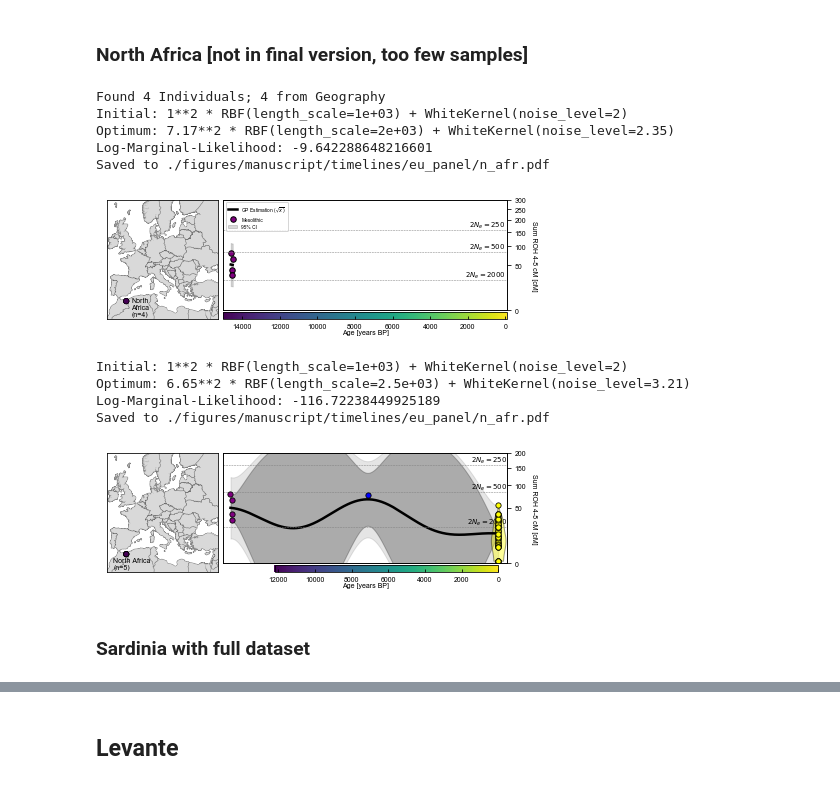
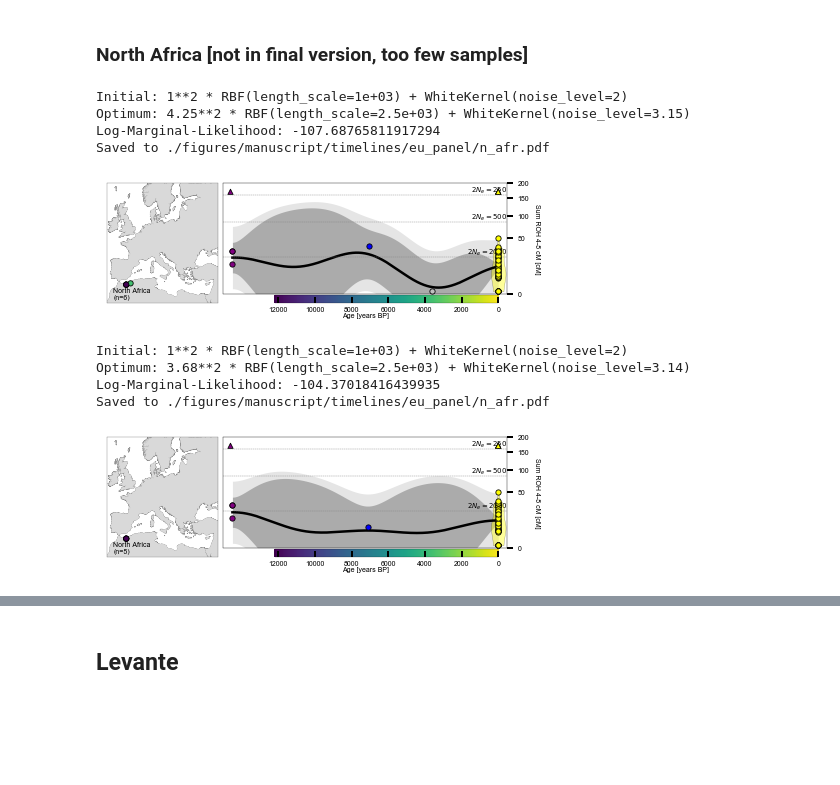
Before and after one commit to hringbauer/hapROH, a Jupyter notebook: Notebooks/Figures/plot_timelinesROH.ipynb, the cells around one changed output, grey strips where cells are left out. Drawn from its saved outputs; the diff is of its cells as text; code cells hidden in the pictures; blank space fills up the shorter version.

```diff
--- a/Notebooks/Figures/plot_timelinesROH.ipynb
+++ b/Notebooks/Figures/plot_timelinesROH.ipynb
@@ -763,26 +763,27 @@ Saved to ./figures/manuscript/timelines/eu_panel_v3/levante.pdf
 # %% [markdown]
 ### North Africa [not in final version, too few samples]
 # %%
-df_1 = extract_sub_df_geo_kw(df_eu,  26, 36, -11, 25)
-df_1["color"]="silver"
-df_1 = pre_process_europe_df(df_1, age_error=50)
-df_1 = extract_df_age(df_1, 0, 22000)
+pop = "North Africa"
+df1 = pd.read_csv("./Empirical/roh_all_inds_final_v42.csv", sep="\t")
+df_t = extract_pop(df1, age_range=[0,15000], pop=pop)
+label = prep_label(df_t, pop)
 
-plot_map_time(df_1, figsize=(7.2 , 2.2), crs_m=[28, 63, -11, 38], width_ratios=(8, 20), height_ratios=[15, 1], s_tl=30,
-              x_lim_tl=[-100, 15000], y_lim_tl=[0,300], lbl_pad_age=0, lbl_pad_time=11, fsl=7, fs=7, leg_loc_tl="upper left",
-              map_title=f"North\nAfrica\n(n={len(df_1)})", title_loc=(0.22,0.02), frac=0.0, cm=4, cm1=8, lgth_s=[2000,2000],
-              ticks=[158.74, 83.82, 21.84], tick_l=[f"$2N_e=250$", f"$2N_e=500$", f"$2N_e=2000$"],
+#df_ib = extract_df_age(df_ib, 0, 12200)
+plot_map_time(df_t, figsize=(7.2 , 2.2), crs_m=[28, 63, -11, 38], width_ratios=(8, 20), height_ratios=[15, 1], s_tl=28,
+              ec="k", lw=0.8, x_lim_tl=[-500, 15000], vrange_m=[0,12200], y_lim_tl=[0,200], lbl_pad_age=0, lbl_pad_time=11,
+              fsl=7, fs=7, leg_loc_tl="",
+              map_title=label, title_loc=(0.06,0.02), frac=0, cm=4, cm1=8, title_tl="", lgth_s=[2500,2500], bottomrow=True, rightcol=True,
+              ticks=[158.74, 83.82, 21.84], tick_l=[f"$2N_e=250$", f"$2N_e=500$", f"$2N_e=2000$"], widths=800, alpha_vio=0.4,
               savepath="./figures/manuscript/timelines/eu_panel/n_afr.pdf")
 # %% [output]
-Found 4 Individuals; 4 from Geography
 Initial: 1**2 * RBF(length_scale=1e+03) + WhiteKernel(noise_level=2)
-Optimum: 7.17**2 * RBF(length_scale=2e+03) + WhiteKernel(noise_level=2.35)
-Log-Marginal-Likelihood: -9.642288648216601
+Optimum: 4.25**2 * RBF(length_scale=2.5e+03) + WhiteKernel(noise_level=3.15)
+Log-Marginal-Likelihood: -107.68765811917294
 Saved to ./figures/manuscript/timelines/eu_panel/n_afr.pdf
-[figure, old version]
+[figure, new version]
 # %%
 pop = "North Africa"
-df1 = pd.read_csv("./Empirical/roh_all_inds.csv", sep="\t")
+df1 = pd.read_csv("./Empirical/roh_all_inds_final.csv", sep="\t")
 df_t = extract_pop(df1, age_range=[0,15000], pop=pop)
 label = prep_label(df_t, pop)
 
@@ -795,9 +796,7 @@ plot_map_time(df_t, figsize=(7.2 , 2.2), crs_m=[28, 63, -11, 38], width_ratios=(
               savepath="./figures/manuscript/timelines/eu_panel/n_afr.pdf")
 # %% [output]
 Initial: 1**2 * RBF(length_scale=1e+03) + WhiteKernel(noise_level=2)
-Optimum: 6.65**2 * RBF(length_scale=2.5e+03) + WhiteKernel(noise_level=3.21)
-Log-Marginal-Likelihood: -116.72238449925189
+Optimum: 3.68**2 * RBF(length_scale=2.5e+03) + WhiteKernel(noise_level=3.14)
+Log-Marginal-Likelihood: -104.37018416439935
 Saved to ./figures/manuscript/timelines/eu_panel/n_afr.pdf
-[figure, old version]
+[figure, new version]
-# %% [markdown]
-### Sardinia with full dataset
```
Also changed, not shown: parts of 29 cells of this notebook, 8 other files.
